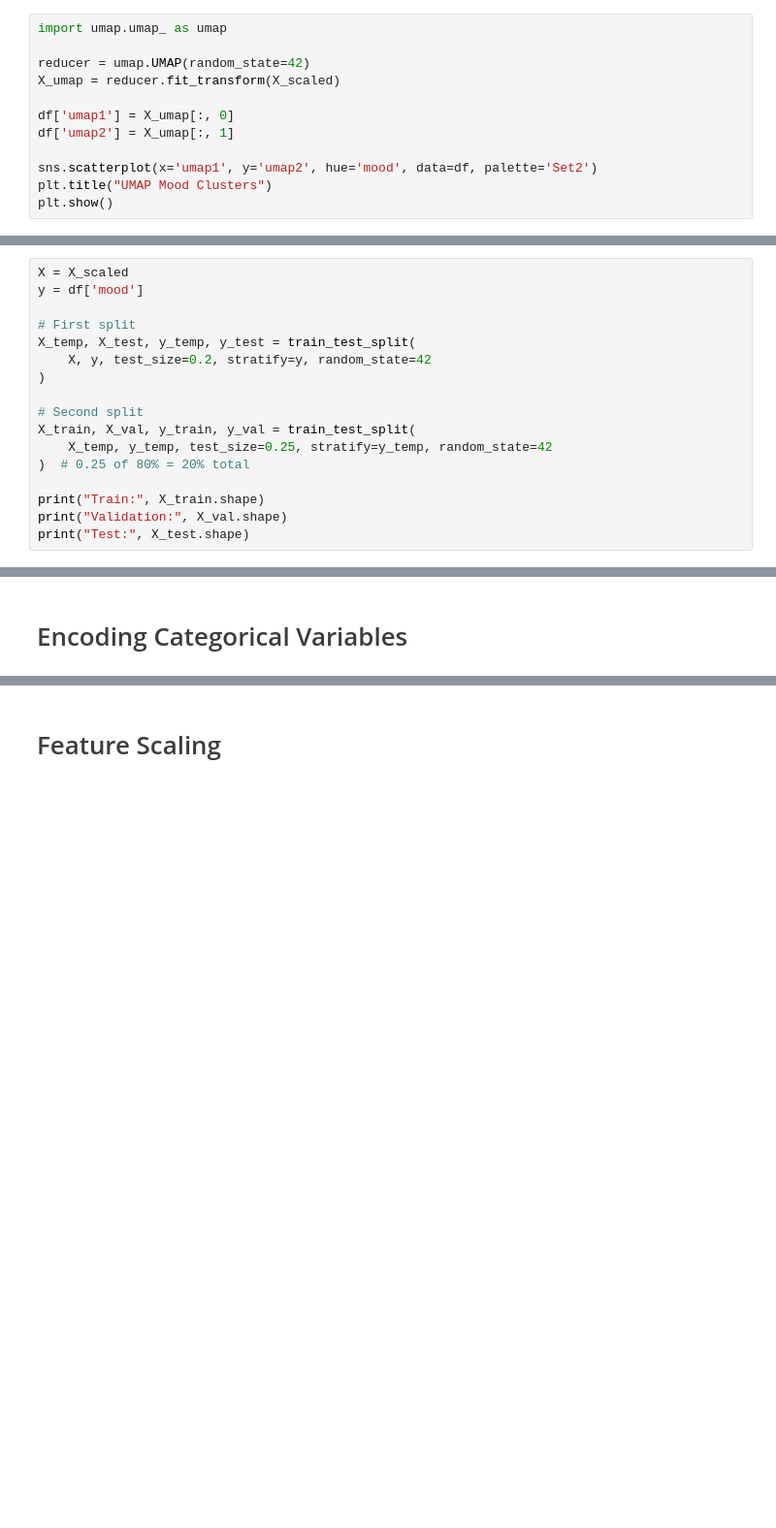
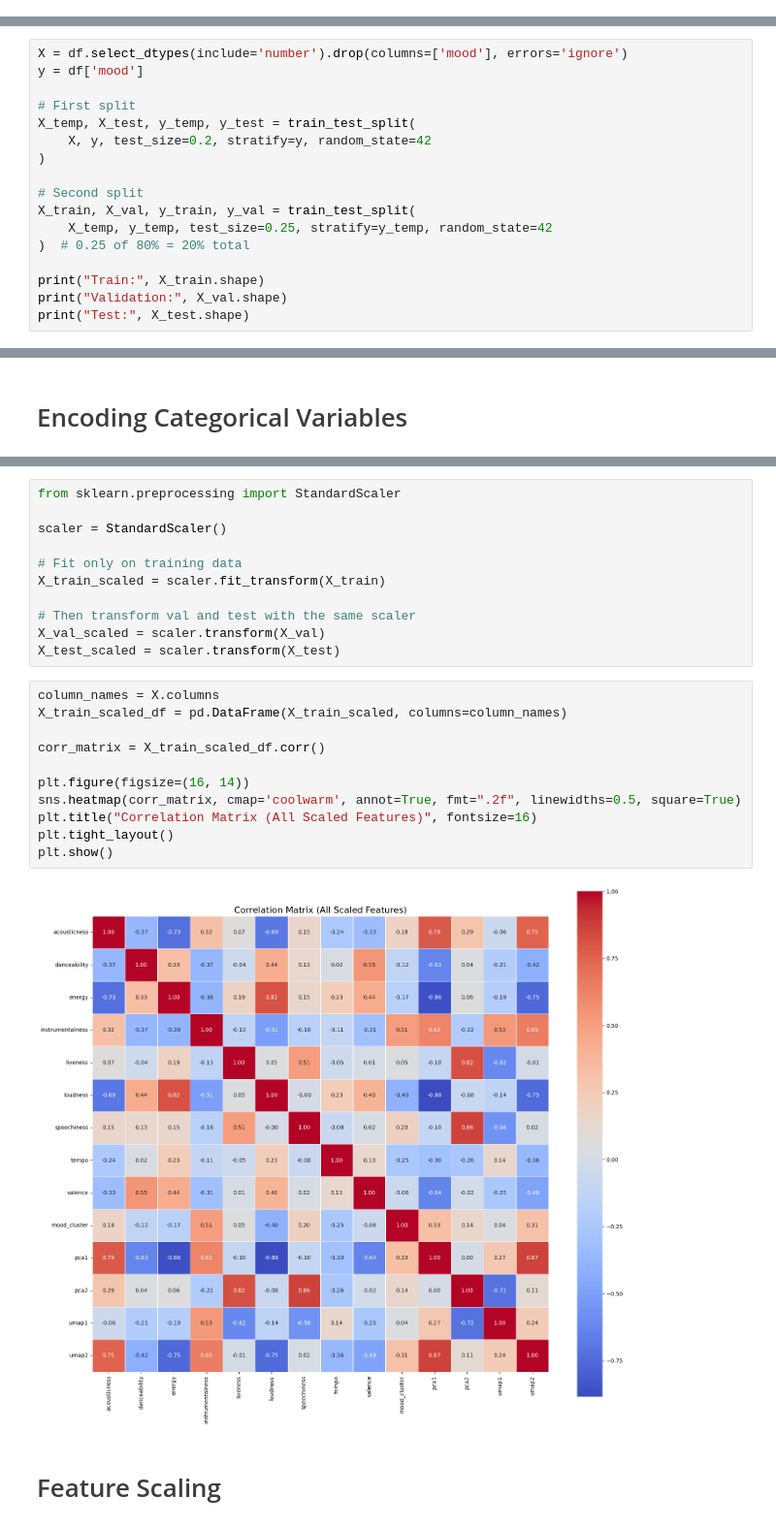
Before and after one commit to cayetana-h/Moodify, a Jupyter notebook: project.ipynb, the cells around one changed output, grey strips where cells are left out. Shown at 97% size. Saved outputs shown, nothing was run; the diff lists cells and outputs as text; blank space fills up the shorter version.

Commit message:
Fixed splitting, endoded, and scaled

```diff
--- a/project.ipynb
+++ b/project.ipynb
@@ -502,15 +502,3 @@ mood_cluster
 2                    0.05              0.74      0.15
 3                    0.88              0.00      0.73
 4                    0.09              0.09      0.24
-# %%
-import umap.umap_ as umap
-
-reducer = umap.UMAP(random_state=42)
-X_umap = reducer.fit_transform(X_scaled)
-
-df['umap1'] = X_umap[:, 0]
-df['umap2'] = X_umap[:, 1]
-
-sns.scatterplot(x='umap1', y='umap2', hue='mood', data=df, palette='Set2')
-plt.title("UMAP Mood Clusters")
-plt.show()
@@ -544,7 +513,7 @@ df.dropna(inplace=True)
 # %%
 from sklearn.model_selection import train_test_split
 # %%
-X = X_scaled
+X = df.select_dtypes(include='number').drop(columns=['mood'], errors='ignore')
 y = df['mood']
 
 # First split
@@ -573,3 +565,27 @@ Test: (46545, 9)
+# %%
+from sklearn.preprocessing import StandardScaler
+
+scaler = StandardScaler()
+
+# Fit only on training data
+X_train_scaled = scaler.fit_transform(X_train)
+
+# Then transform val and test with the same scaler
+X_val_scaled = scaler.transform(X_val)
+X_test_scaled = scaler.transform(X_test)
+# %%
+column_names = X.columns
+X_train_scaled_df = pd.DataFrame(X_train_scaled, columns=column_names)
+
+corr_matrix = X_train_scaled_df.corr()
+
+plt.figure(figsize=(16, 14))
+sns.heatmap(corr_matrix, cmap='coolwarm', annot=True, fmt=".2f", linewidths=0.5, square=True)
+plt.title("Correlation Matrix (All Scaled Features)", fontsize=16)
+plt.tight_layout()
+plt.show()
+# %% [output]
+[figure, added]
 # %% [markdown]
 # <font color='#3c3c3c'>Feature Scaling</font>
 # %% [markdown]
```
Also changed, not shown: parts of 8 cells of this notebook.
